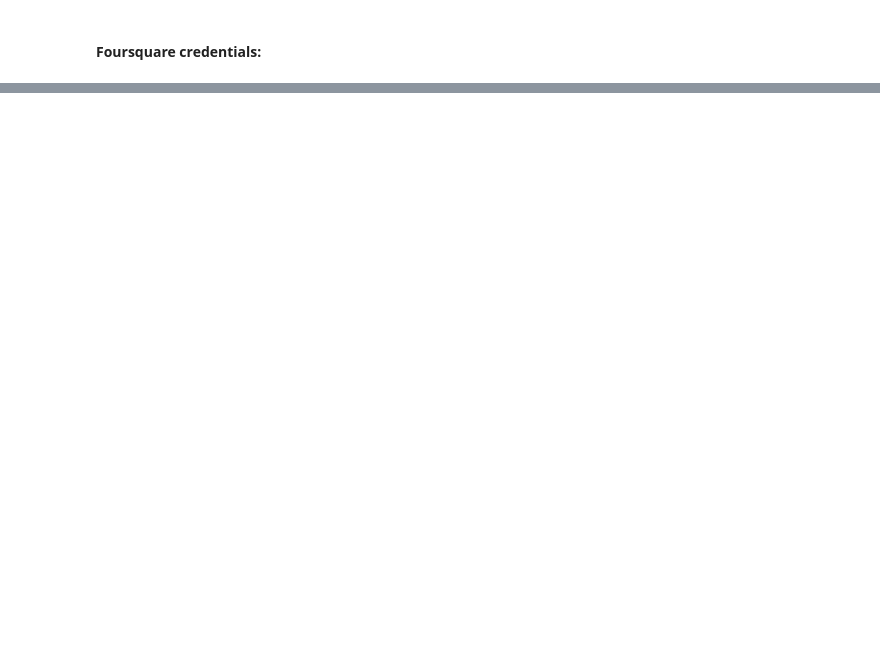
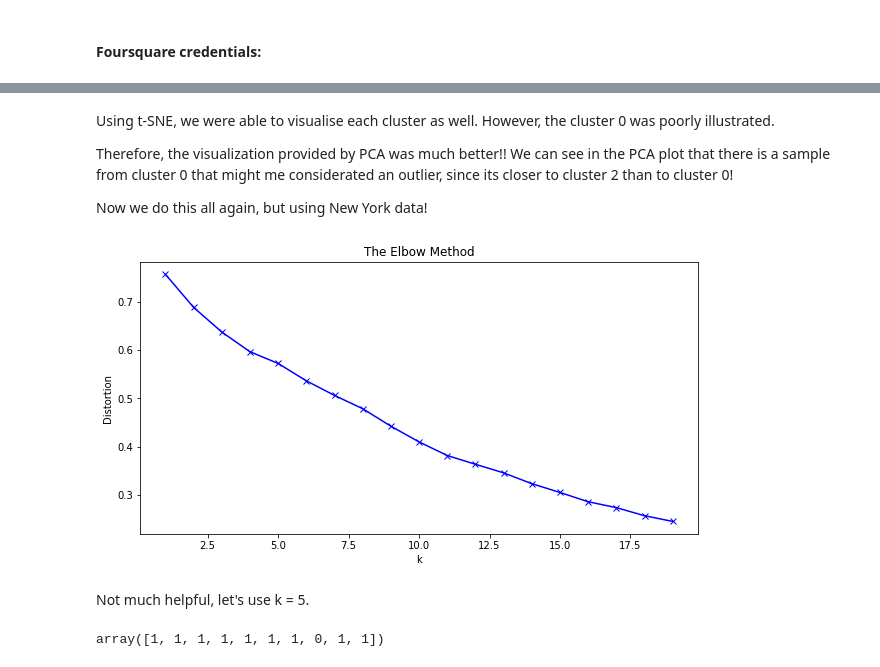
Before and after one commit to lucaspcarlini/Capstone-Repository, a Jupyter notebook: capstone.ipynb, the cells around one changed output, grey strips where cells are left out. Saved outputs shown, nothing was run; the diff lists cells and outputs as text; code cells hidden in the pictures; blank space fills up the shorter version.

```diff
--- a/capstone.ipynb
+++ b/capstone.ipynb
@@ -62,0 +549,38 @@ CLIENT_SECRET:AGIBLIFO5BZRAHVIPNK31PJIWRBWHR5EHOLWFZAQREBUFBUQ
+# %% [markdown]
+Using t-SNE, we were able to visualise each cluster as well. However, the cluster 0 was poorly illustrated.
+
+Therefore, the visualization provided by PCA was much better!! We can see in the PCA plot that there is a sample from cluster 0 that might me considerated an outlier, since its closer to cluster 2 than to cluster 0!
+
+Now we do this all again, but using New York data!
+# %%
+ny_onehot.drop(['Neighborhood','Target'], axis=1, inplace=True)
+# %%
+distortions = []
+
+K = range(1,20)
+for k in K:
+    kmean = KMeans(n_clusters=k, random_state=0, n_init = 50, max_iter = 500)
+    kmean.fit(ny_onehot)
+    distortions.append(kmean.inertia_)
+# %%
+plt.figure(figsize=(10,5))
+plt.plot(K, distortions, 'bx-')
+plt.xlabel('k')
+plt.ylabel('Distortion')
+plt.title('The Elbow Method')
+plt.show()
+# %% [output]
+[figure, added]
+# %% [markdown]
+Not much helpful, let's use k = 5.
+# %%
+# set number of clusters
+kclusters = 5
+
+# run k-means clustering
+kmeans = KMeans(n_clusters=kclusters, random_state=0).fit(ny_onehot)
+
+# check cluster labels generated for each row in the dataframe
+kmeans.labels_[0:10]
+# %% [output]
+array([1, 1, 1, 1, 1, 1, 1, 0, 1, 1])
```
Also changed, not shown: parts of 76 cells of this notebook.
